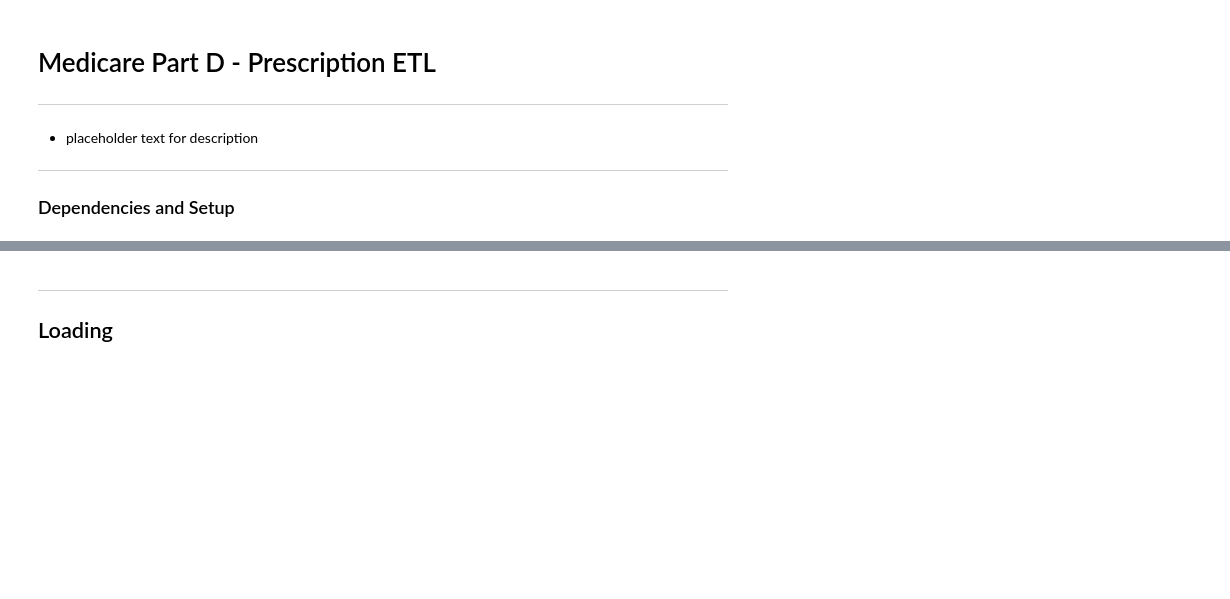
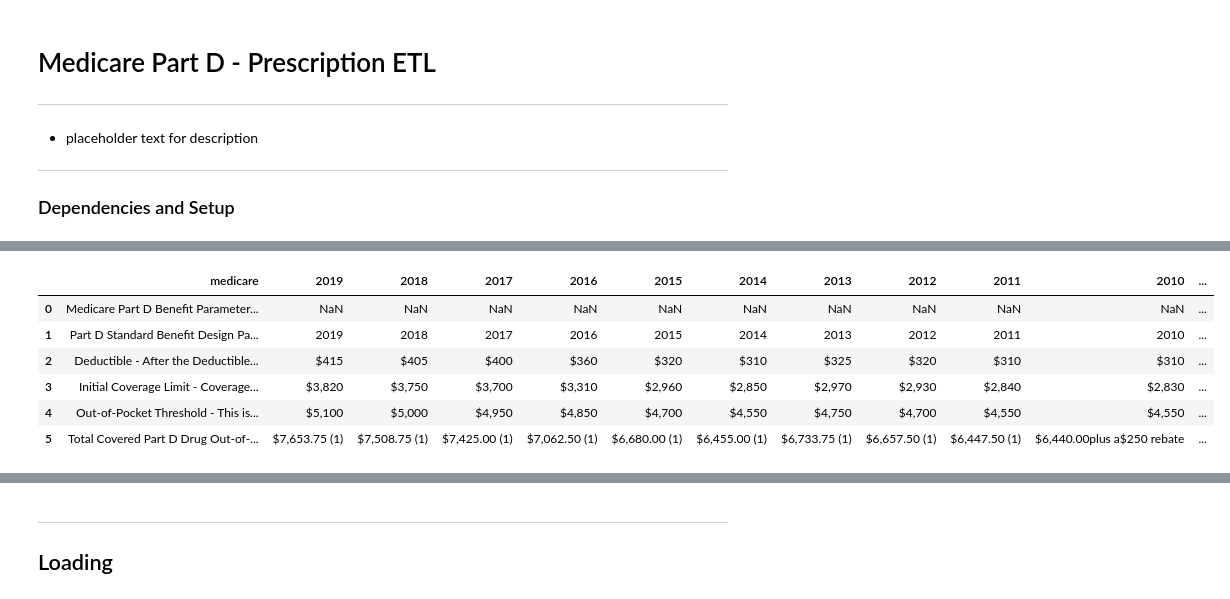
Before and after one commit to kychien/Part_D_RX_ETL, a Jupyter notebook: RX_ETL.ipynb, the cells around one changed output, grey strips where cells are left out. Cells and saved outputs as stored; diff of their text form; code cells hidden in the pictures; blank space fills up the shorter version.

```diff
--- a/RX_ETL.ipynb
+++ b/RX_ETL.ipynb
@@ -33,0 +74,7 @@ q1_url = 'https://q1medicare.com/PartD-The-2019-Medicare-Part-D-Outlook.php#ME96
+# %%
+# website for retrieval
+q1_url = 'https://q1medicare.com/PartD-The-MedicarePartDOutlookAllYears.php'
+# %%
+# get html
+q1_html = pd.read_html(q1_url)
+type(q1_html)
@@ -33,0 +104,13 @@ q1_url = 'https://q1medicare.com/PartD-The-2019-Medicare-Part-D-Outlook.php#ME96
+# %%
+# select desired table for df and set labels
+q1_raw_df = q1_html[0]
+q1_raw_df.columns = ['medicare', '2019', '2018','2017','2016','2015','2014','2013','2012','2011','2010','2009','2008','2007','2006']
+q1_raw_df.head(6)
+# %% [output]
+|  | medicare | 2019 | 2018 | 2017 | 2016 | 2015 | 2014 | 2013 | 2012 | 2011 | 2010 | ... |
+| 0 | Medicare Part D Benefit Parameter... | NaN | NaN | NaN | NaN | NaN | NaN | NaN | NaN | NaN | NaN | ... |
+| 1 | Part D Standard Benefit Design Pa... | 2019 | 2018 | 2017 | 2016 | 2015 | 2014 | 2013 | 2012 | 2011 | 2010 | ... |
+| 2 | Deductible - After the Deductible... | $415 | $405 | $400 | $360 | $320 | $310 | $325 | $320 | $310 | $310 | ... |
+| 3 | Initial Coverage Limit - Coverage... | $3,820 | $3,750 | $3,700 | $3,310 | $2,960 | $2,850 | $2,970 | $2,930 | $2,840 | $2,830 | ... |
+| 4 | Out-of-Pocket Threshold - This is... | $5,100 | $5,000 | $4,950 | $4,850 | $4,700 | $4,550 | $4,750 | $4,700 | $4,550 | $4,550 | ... |
+| 5 | Total Covered Part D Drug Out-of-... | $7,653.75 (1) | $7,508.75 (1) | $7,425.00 (1) | $7,062.50 (1) | $6,680.00 (1) | $6,455.00 (1) | $6,733.75 (1) | $6,657.50 (1) | $6,447.50 (1) | $6,440.00plus a$250 rebate | ... |
```
Also changed, not shown: parts of 49 cells of this notebook, 1 other file.
